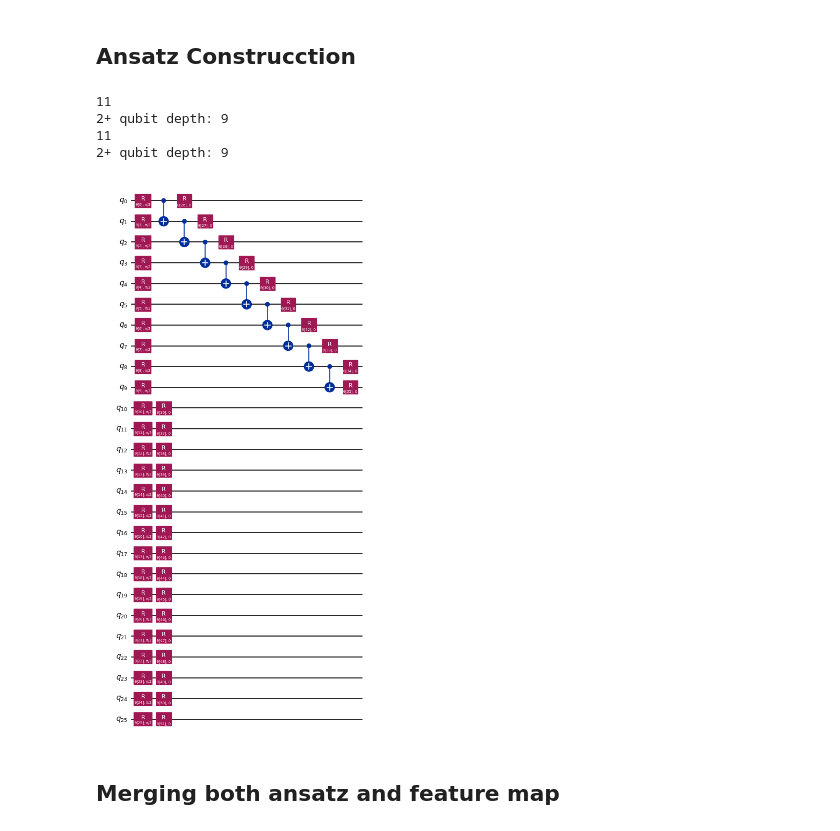
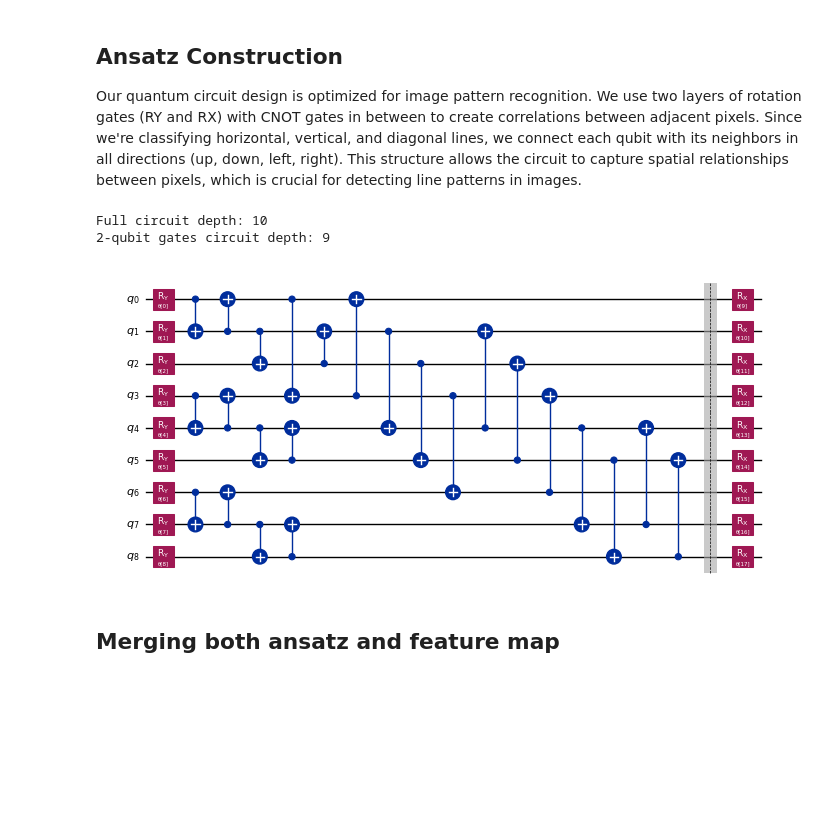
Before and after one commit to alvarezterraz/qiskit-group-project, a Jupyter notebook: VariationalQuantumClassifier.ipynb, the cells around one changed output. Drawn from its saved outputs; the diff is of its cells as text; code cells hidden in the pictures; blank space fills up the shorter version.

```diff
--- a/VariationalQuantumClassifier.ipynb
+++ b/VariationalQuantumClassifier.ipynb
@@ -128,42 +141,64 @@ feature_map.decompose().draw('mpl', scale=0.5)
 # %% [markdown]
-## Ansatz Construcction
+## Ansatz Construction
+
+Our quantum circuit design is optimized for image pattern recognition. We use two layers of rotation gates (RY and RX) with CNOT gates in between to create correlations between adjacent pixels. Since we're classifying horizontal, vertical, and diagonal lines, we connect each qubit with its neighbors in all directions (up, down, left, right). This structure allows the circuit to capture spatial relationships between pixels, which is crucial for detecting line patterns in images.
 # %%
-import numpy as np
+# Import the necessary packages
 from qiskit import QuantumCircuit
 from qiskit.circuit import ParameterVector
 
-#Initialize the circuit using the same number of qubits as the image has pixels
-qnn_circuit = QuantumCircuit(n_components)
+# Initialize the circuit using the same number of qubits as the image has pixels
+qnn_circuit = QuantumCircuit(size)
 
-#We choose to have two variational parameters for each qubit.
-params = ParameterVector("θ", length=2*n_components)
+# We choose to have two variational parameters for each qubit.
+params = ParameterVector("θ", length=2*size)
 
-#A first variational layer:
-for i in range(n_components):
-    qnn_circuit.ry(params[i],i)
+# A first variational layer:
+for i in range(size):
+    qnn_circuit.ry(params[i], i)
 
-#Here is a list of qubit pairs between which we want CNOT gates. The choice of these is not yet obvious.
-qnn_cnot_list = [[0,1],[1,2],[2,3]]
+# Create horizontal and vertical connections in both directions
+qnn_cnot_list = []
 
+# Horizontal connections (qubit with previous and next)
+for i in range(size):
+    # Connection with the previous if not at the start of a row
+    if i % vert_size != 0:
+        qnn_cnot_list.append([i, i-1])
+    # Connection with the next if not at the end of a row
+    if (i + 1) % vert_size != 0:
+        qnn_cnot_list.append([i, i+1])
+
+# Vertical connections (qubit with the one vert_size positions before and after)
+for i in range(size):
+    # Connection with the qubit above
+    if i >= vert_size:
+        qnn_cnot_list.append([i, i-vert_size])
+    # Connection with the qubit below
+    if i < size - vert_size:
+        qnn_cnot_list.append([i, i+vert_size])
+
+# Apply the CNOT gates
 for i in range(len(qnn_cnot_list)):
-    qnn_circuit.cx(qnn_cnot_list[i][0],qnn_cnot_list[i][1])
+    qnn_circuit.cx(qnn_cnot_list[i][0], qnn_cnot_list[i][1])
 
-#The second variational layer:
-for i in range(n_components):
-    qnn_circuit.rx(params[n_components+i],i)
+# Add a barrier after the CNOT gates
+qnn_circuit.barrier()
 
-#Check the circuit depth, and the two-qubit gate depth
-print(qnn_circuit.decompose().depth())
-print(f"2+ qubit depth: {qnn_circuit.decompose().depth(lambda instr: len(instr.qubits) > 1)}")
+# The second variational layer:
+for i in range(size):
+    qnn_circuit.rx(params[size+i], i)
 
-#Draw the circuit
-qnn_circuit.decompose().draw("mpl", scale=0.6)
+# Check the circuit depth, and the two-qubit gate depth
+print(f"Full circuit depth: {qnn_circuit.decompose(10).depth()}")
+print(f"2-qubit gates circuit depth: {qnn_circuit.decompose(10).depth(lambda instr: len(instr.qubits) > 1)}")
+
+# Draw the circuit
+qnn_circuit.draw('mpl', scale=0.5)
 # %% [output]
-11
-2+ qubit depth: 9
-11
-2+ qubit depth: 9
+Full circuit depth: 10
+2-qubit gates circuit depth: 9
-[figure, old version]
+[figure, new version]
 # %% [markdown]
 ## Merging both ansatz and feature map
 # %%
```
Also changed, not shown: parts of 33 cells of this notebook, 1 other file.
